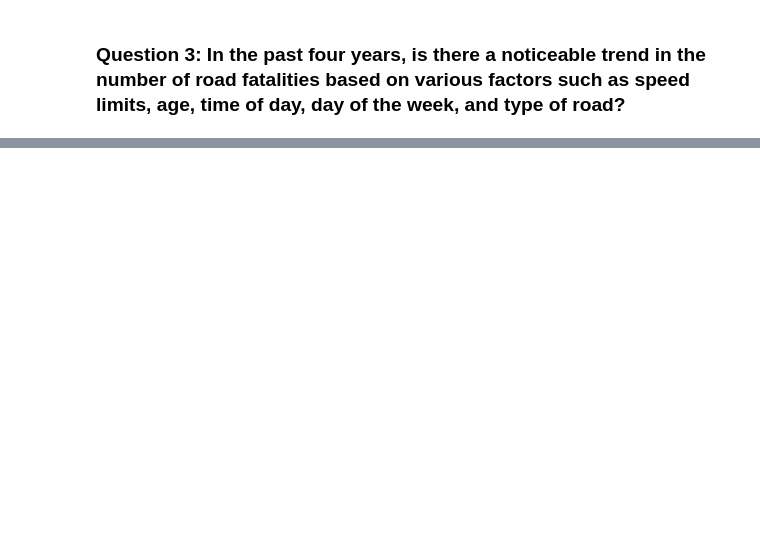
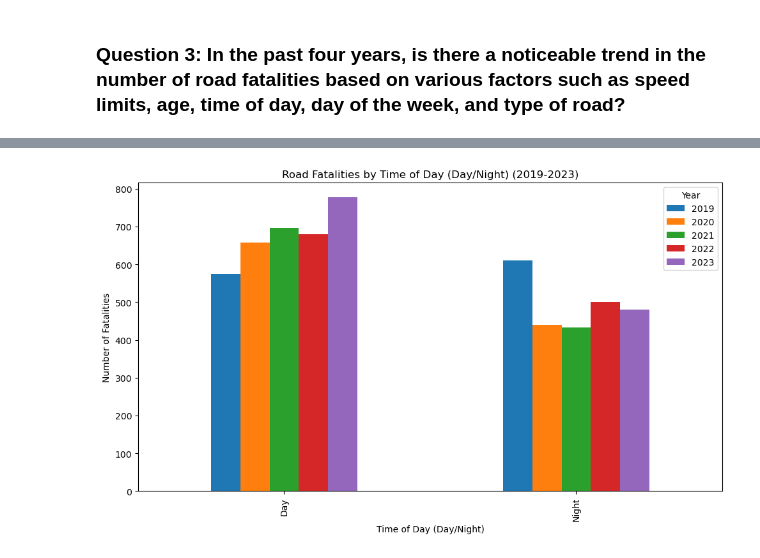
Before and after one commit to Yukitoshi12345/Australia-Road-Fatality, a Jupyter notebook: main.ipynb, the cells around one changed output, grey strips where cells are left out. Cells and saved outputs as stored; diff of their text form; code cells hidden in the pictures; blank space fills up the shorter version.

```diff
--- a/main.ipynb
+++ b/main.ipynb
@@ -263,0 +307,19 @@ plt.show()
+# %%
+# Removing any 'Unknown' values in the 'Time of day' column
+time_of_day_trend_filtered = time_of_day_trend_filtered[time_of_day_trend_filtered['Time of day'] != 'Unknown']
+
+# Pivoting the data again without 'Unknown' values
+time_of_day_pivot_filtered = time_of_day_trend_filtered.pivot(index='Time of day', columns='Year', values='Fatalities')
+
+# Plotting the bar graph without 'Unknown'
+time_of_day_pivot_filtered.plot(kind='bar', figsize=(10, 6))
+
+# Setting titles and labels
+plt.title('Road Fatalities by Time of Day (Day/Night) (2019-2023)')
+plt.xlabel('Time of Day (Day/Night)')
+plt.ylabel('Number of Fatalities')
+plt.legend(title="Year")
+plt.tight_layout()
+plt.show()
+# %% [output]
+[figure, added]
```
Also changed, not shown: parts of 8 cells of this notebook, 1 other file.
